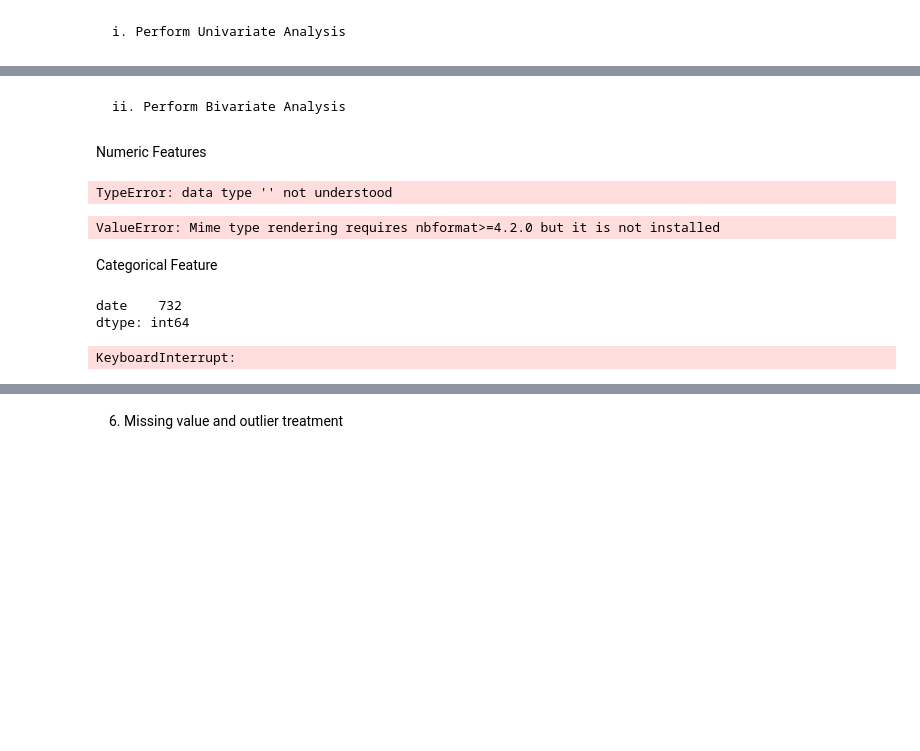
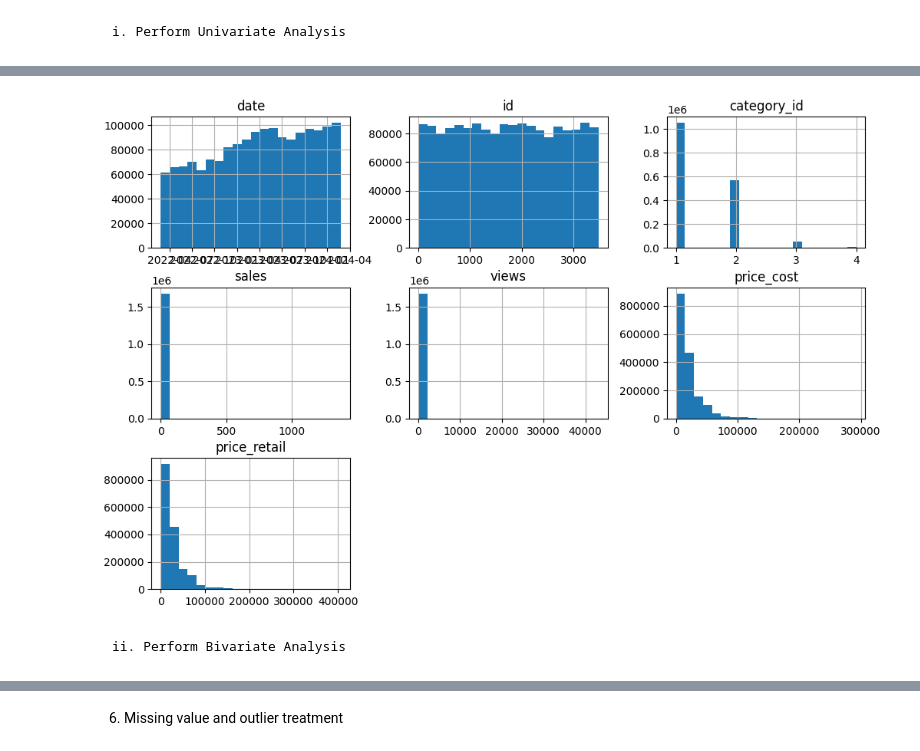
Before and after one commit to Jandre-S/MLG-382-CYO-Project-Project2, a Jupyter notebook: notebooks/modeling.ipynb, the cells around one changed output, grey strips where cells are left out. Cells and saved outputs as stored; diff of their text form; code cells hidden in the pictures; blank space fills up the shorter version.

```diff
--- a/notebooks/modeling.ipynb
+++ b/notebooks/modeling.ipynb
@@ -74,0 +73,2 @@ None
+# %%
+df['date'] = pd.to_datetime(df['date'])
@@ -114,6 +182,3 @@ import matplotlib.pyplot as plt
 import plotly.express as px
 import seaborn as sn
 import pandas as pd
-# %%
-df = pd.read_csv('../data/sales.csv')
-df.head()
@@ -171,41 +216,8 @@ TypeError: data type '' not understood
+# %%
+import matplotlib.pyplot as plt
+df.hist(bins=20, figsize=(12, 8))
+plt.show()
+# %% [output]
+[figure, added]
 # %% [markdown]
  	ii. Perform Bivariate Analysis
-# %% [markdown]
-Numeric Features
-# %%
-df.select_dtypes('').nunique()
-# %% [output]
-TypeError: data type '' not understood
-# %%
-# this will change depending on the awnser above
-# Select features to plot
-plot_cols = ['sales', 'views', 'price_cost','price_cost']
-
-# Plot numeric features against target
-plt.Figure(figsize=(3,4))
-for col in plot_cols:
-    fig = px.box(data_frame=df[plot_cols], x=col, color=df['price_retail'], title=f'BoxPlot for {col} Feature against the Target')
-    fig.update_layout(xaxis_title=f'{col} Feature')
-    fig.show()
-# %% [output]
-ValueError: Mime type rendering requires nbformat>=4.2.0 but it is not installed
-# %% [markdown]
-Categorical Feature
-# %%
-df.select_dtypes('object').nunique()
-# %% [output]
-date    732
-dtype: int64
-# %%
-# this will change depending on the awnser above
-# Select features to plot
-plot_cols = ['category_id', 'id']
-
-# Plot numeric features against target
-plt.Figure(figsize=(3,4))
-for col in plot_cols:
-    fig = px.box(data_frame=df[plot_cols], x=col, color=df['price_retail'], title=f'BoxPlot for {col} Feature against the Target')
-    fig.update_layout(xaxis_title=f'{col} Feature')
-    fig.show()
-# %% [output]
-KeyboardInterrupt:
```
Also changed, not shown: parts of 25 cells of this notebook.
